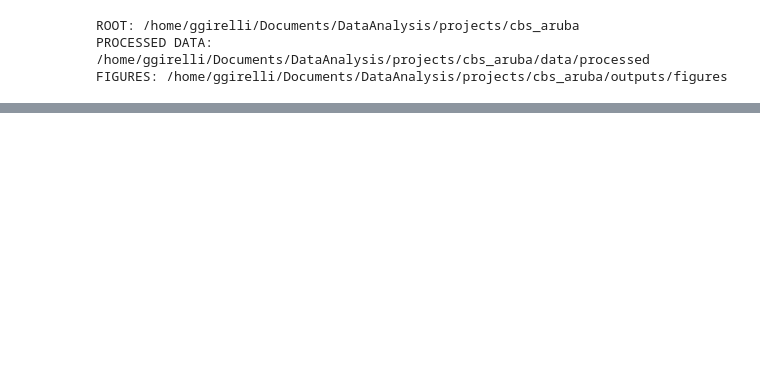
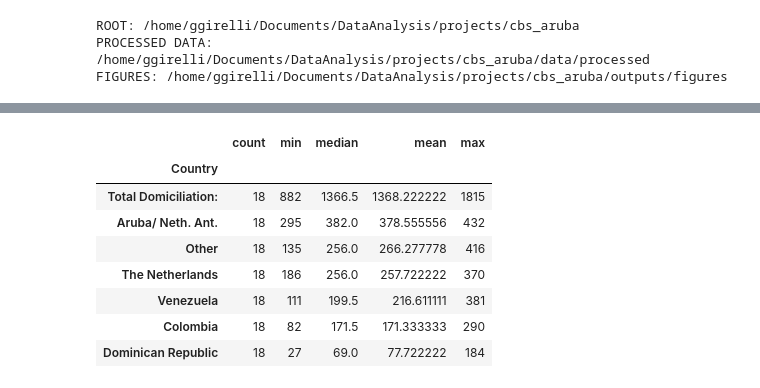
Before and after one commit to GirelliG-it/aruba_population_analyses, a Jupyter notebook: notebooks/1_11-1_12-dom-dep.ipynb, the cells around one changed output, grey strips where cells are left out. Cells and saved outputs as stored; diff of their text form; code cells hidden in the pictures; blank space fills up the shorter version.

```diff
--- a/notebooks/1_11-1_12-dom-dep.ipynb
+++ b/notebooks/1_11-1_12-dom-dep.ipynb
@@ -40,8 +62,8 @@ if not DEP_PROCESSED.exists():
 # %%
-# Read in both files
+# Assign varibles to both files
 
-dom = pd.read_csv(DOMICIL_PROCESSED)
-dep = pd.read_csv(DEP_PROCESSED)
+dom_df = pd.read_csv(DOMICIL_PROCESSED)
+dep_df = pd.read_csv(DEP_PROCESSED)
 # %%
 # Initial inspection
 
@@ -68,0 +98,5 @@ None
+# %%
+total_dom_df = dom_df[dom_df["Country"].eq("Total Domociliation")].copy()
+country_dom_df = dom_df[~dom_df["Country"].eq("Total Domiciliation")].copy()
+
+country_dom_df["value"].describe()
@@ -90,0 +137,18 @@ None
+# %%
+country_dom_df.groupby("Country")["value"].agg(
+    count="count",
+    min="min",
+    median="median",
+    mean="mean",
+    max="max",
+).sort_values("mean", ascending=False)
+# %% [output]
+|  | count | min | median | mean | max |
+| Country |  |  |  |  |  |
+| Total Domiciliation: | 18 | 882 | 1366.5 | 1368.222222 | 1815 |
+| Aruba/ Neth. Ant. | 18 | 295 | 382.0 | 378.555556 | 432 |
+| Other | 18 | 135 | 256.0 | 266.277778 | 416 |
+| The Netherlands | 18 | 186 | 256.0 | 257.722222 | 370 |
+| Venezuela | 18 | 111 | 199.5 | 216.611111 | 381 |
+| Colombia | 18 | 82 | 171.5 | 171.333333 | 290 |
+| Dominican Republic | 18 | 27 | 69.0 | 77.722222 | 184 |
```
Also changed, not shown: parts of 24 cells of this notebook, 2 other files.
